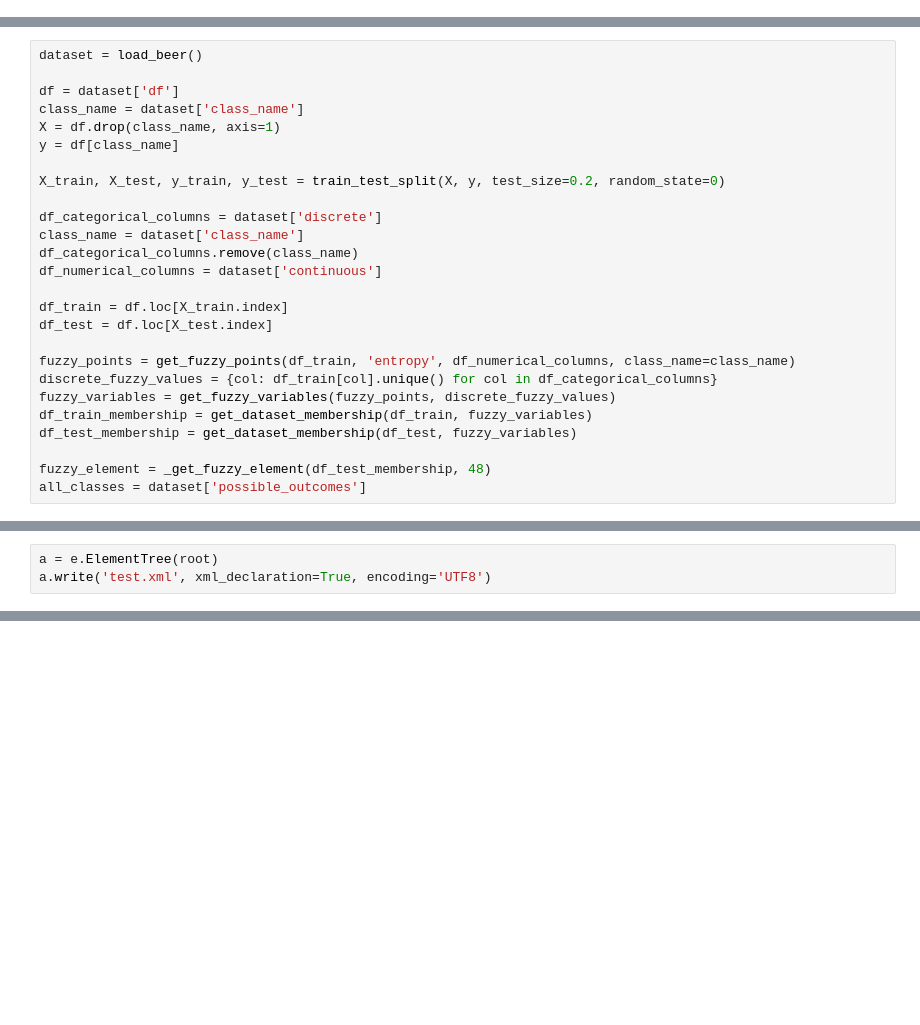
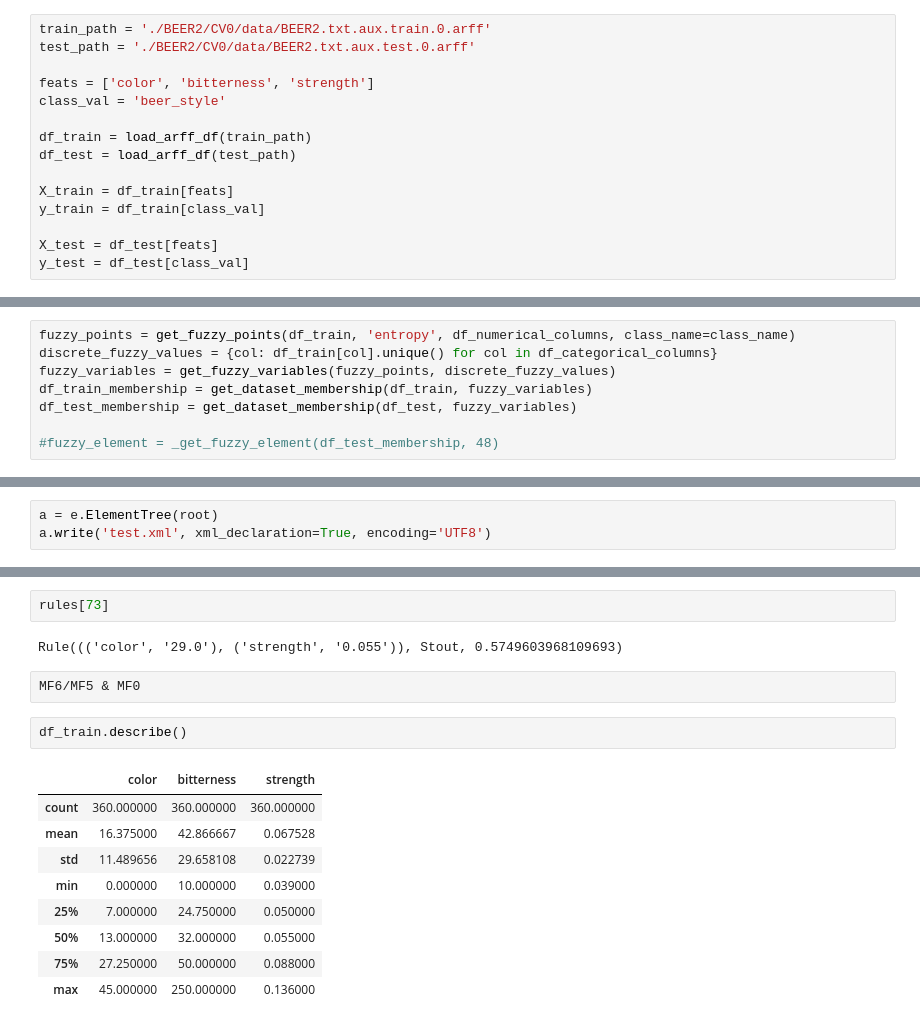
Before and after one commit to Kaysera/teacher, a Jupyter notebook: jfml_export.ipynb, the cells around one changed output, grey strips where cells are left out. Cells and saved outputs as stored; diff of their text form; blank space fills up the shorter version.

```diff
--- a/jfml_export.ipynb
+++ b/jfml_export.ipynb
@@ -46,0 +66,15 @@ def _get_fuzzy_element(fuzzy_X, idx):
+# %%
+train_path = './BEER2/CV0/data/BEER2.txt.aux.train.0.arff'
+test_path = './BEER2/CV0/data/BEER2.txt.aux.test.0.arff'
+
+feats = ['color', 'bitterness', 'strength']
+class_val = 'beer_style'
+
+df_train = load_arff_df(train_path)
+df_test = load_arff_df(test_path)
+
+X_train = df_train[feats]
+y_train = df_train[class_val]
+
+X_test = df_test[feats]
+y_test = df_test[class_val]
@@ -47,26 +85,8 @@ def _get_fuzzy_element(fuzzy_X, idx):
 # %%
-dataset = load_beer()
-
-df = dataset['df']
-class_name = dataset['class_name']
-X = df.drop(class_name, axis=1)
-y = df[class_name]
-
-X_train, X_test, y_train, y_test = train_test_split(X, y, test_size=0.2, random_state=0)
-
-df_categorical_columns = dataset['discrete']
-class_name = dataset['class_name']
-df_categorical_columns.remove(class_name)
-df_numerical_columns = dataset['continuous']
-
-df_train = df.loc[X_train.index]
-df_test = df.loc[X_test.index]
-
 fuzzy_points = get_fuzzy_points(df_train, 'entropy', df_numerical_columns, class_name=class_name)
 discrete_fuzzy_values = {col: df_train[col].unique() for col in df_categorical_columns}
 fuzzy_variables = get_fuzzy_variables(fuzzy_points, discrete_fuzzy_values)
 df_train_membership = get_dataset_membership(df_train, fuzzy_variables)
 df_test_membership = get_dataset_membership(df_test, fuzzy_variables)
 
-fuzzy_element = _get_fuzzy_element(df_test_membership, 48)
-all_classes = dataset['possible_outcomes']
+#fuzzy_element = _get_fuzzy_element(df_test_membership, 48)
@@ -215,0 +321,18 @@ a.write('test.xml', xml_declaration=True, encoding='UTF8')
+# %%
+rules[73]
+# %% [output]
+Rule((('color', '29.0'), ('strength', '0.055')), Stout, 0.5749603968109693)
+# %%
+MF6/MF5 & MF0
+# %%
+df_train.describe()
+# %% [output]
+|  | color | bitterness | strength |
+| count | 360.000000 | 360.000000 | 360.000000 |
+| mean | 16.375000 | 42.866667 | 0.067528 |
+| std | 11.489656 | 29.658108 | 0.022739 |
+| min | 0.000000 | 10.000000 | 0.039000 |
+| 25% | 7.000000 | 24.750000 | 0.050000 |
+| 50% | 13.000000 | 32.000000 | 0.055000 |
+| 75% | 27.250000 | 50.000000 | 0.088000 |
+| max | 45.000000 | 250.000000 | 0.136000 |
```
Also changed, not shown: parts of 18 cells of this notebook.
